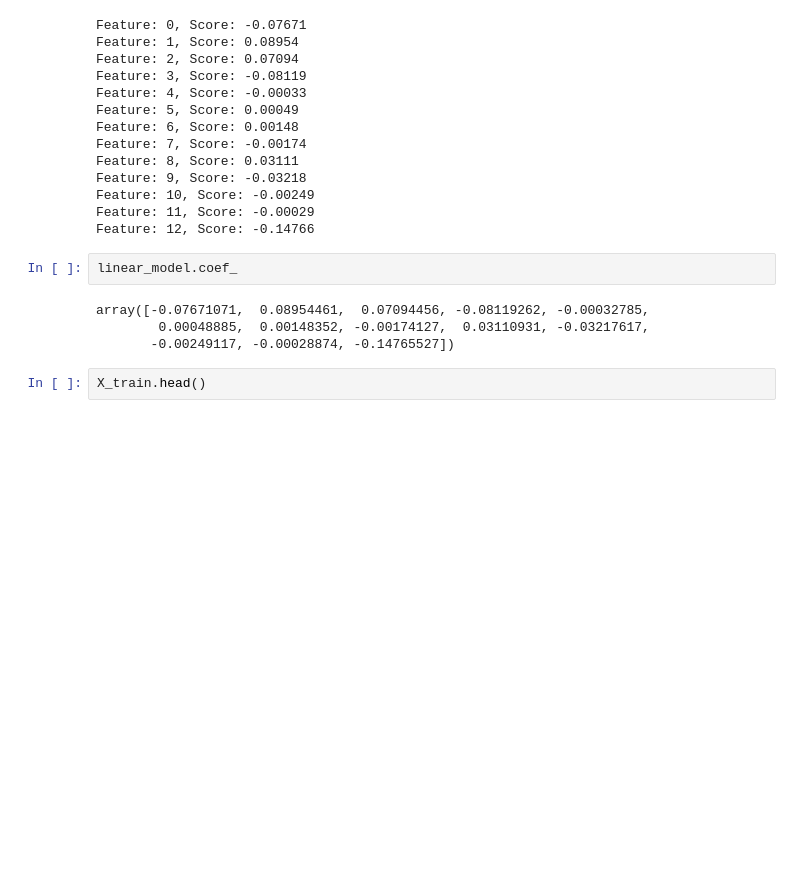
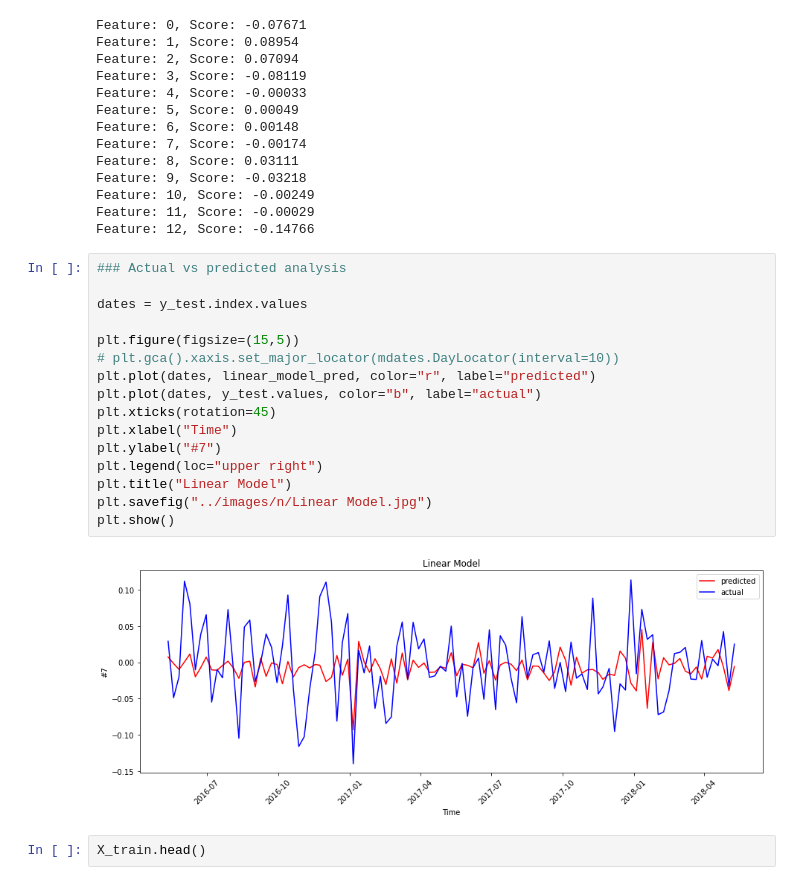
Before and after one commit to Bicky23/stocks, a Jupyter notebook: notebooks/00-Complete-Analysis-n.ipynb, the cells around one changed output. Saved outputs shown, nothing was run; the diff lists cells and outputs as text; blank space fills up the shorter version.

```diff
--- a/notebooks/00-Complete-Analysis-n.ipynb
+++ b/notebooks/00-Complete-Analysis-n.ipynb
@@ -436,12 +455,24 @@ Feature: 9, Score: -0.03218
 Feature: 10, Score: -0.00249
 Feature: 11, Score: -0.00029
 Feature: 12, Score: -0.14766
-# %%
-linear_model.coef_
-# %% [output]
-array([-0.07671071,  0.08954461,  0.07094456, -0.08119262, -0.00032785,
-        0.00048885,  0.00148352, -0.00174127,  0.03110931, -0.03217617,
-       -0.00249117, -0.00028874, -0.14765527])
+# %%
+### Actual vs predicted analysis
+
+dates = y_test.index.values
+
+plt.figure(figsize=(15,5))
+# plt.gca().xaxis.set_major_locator(mdates.DayLocator(interval=10))
+plt.plot(dates, linear_model_pred, color="r", label="predicted")
+plt.plot(dates, y_test.values, color="b", label="actual")
+plt.xticks(rotation=45)
+plt.xlabel("Time")
+plt.ylabel("#7")
+plt.legend(loc="upper right")
+plt.title("Linear Model")
+plt.savefig("../images/n/Linear Model.jpg")
+plt.show()
+# %% [output]
+[figure, added]
 # %%
 X_train.head()
 # %% [output]
```
Also changed, not shown: parts of 12 cells of this notebook, 46 other files.
